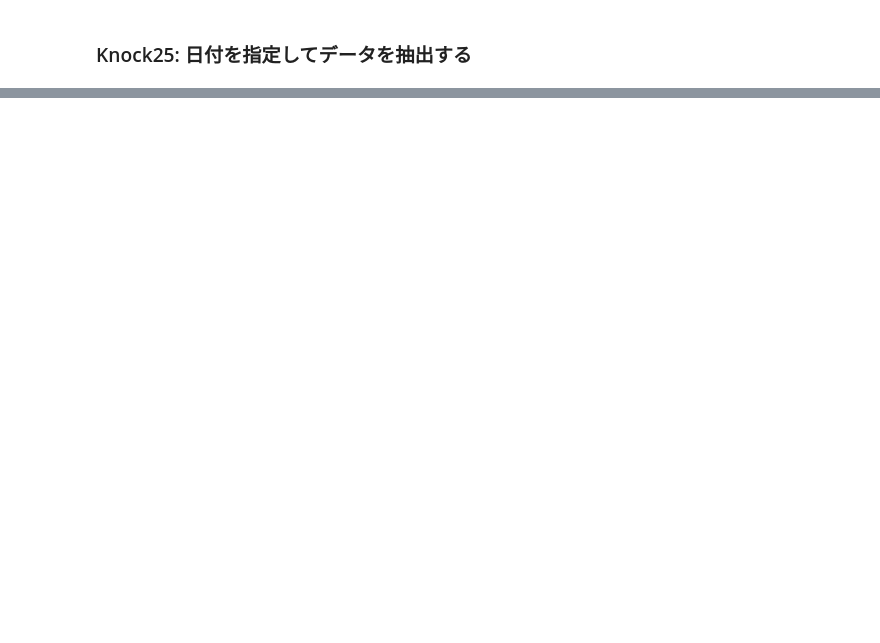
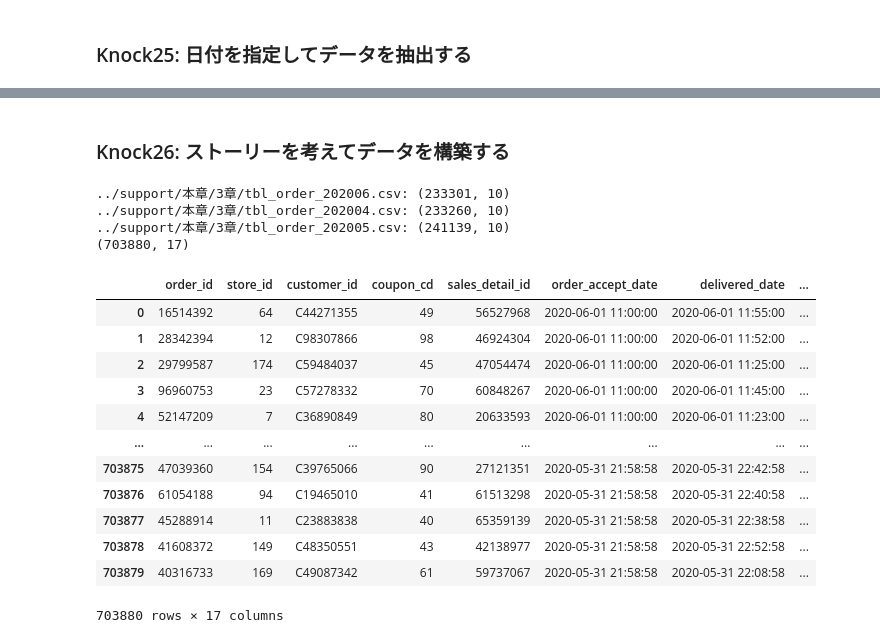
Before and after one commit to ginmaruGH/python-practical-machine-learning-system-100knocks, a Jupyter notebook: ch03/ch03.ipynb, the cells around one changed output, grey strips where cells are left out. Saved outputs shown, nothing was run; the diff lists cells and outputs as text; code cells hidden in the pictures; blank space fills up the shorter version.

```diff
--- a/ch03/ch03.ipynb
+++ b/ch03/ch03.ipynb
@@ -423,0 +361,56 @@ DatePicker(value=datetime.date(2020, 4, 18), step=1)
+# %% [markdown]
+### Knock26: ストーリーを考えてデータを構築する
+# %%
+# データの再読み込み
+
+# データの読み込み
+data_dir = "../support/本章/3章"
+tbl_order_file = os.path.join(data_dir, "tbl_order_*.csv")
+tbl_order_files = glob(tbl_order_file)
+
+order_all = pd.DataFrame()
+for file in tbl_order_files:
+    order_tmp = pd.read_csv(file)
+    print(f"{file}: {order_tmp.shape}")
+    order_all = pd.concat([order_all, order_tmp], axis=0, ignore_index=True)
+
+# 保守用店舗データの削除
+order_all = order_all.loc[order_all["store_id"] != 999]
+
+# マスタデータを結合
+order_all = pd.merge(order_all, m_store, on="store_id", how="left")
+order_all = pd.merge(order_all, m_area, on="area_cd", how="left")
+
+# マスタデータにないコードに対応した文字列の設定
+# ["takeout_name"]の追加
+order_all.loc[order_all["takeout_flag"] == 0, "takeout_name"] = "デリバリー"
+order_all.loc[order_all["takeout_flag"] == 1, "takeout_name"] = "お持ち帰り"
+# ["status_name"]の追加
+order_all.loc[order_all["status"] == 0, "status_name"] = "受付"
+order_all.loc[order_all["status"] == 1, "status_name"] = "お支払済"
+order_all.loc[order_all["status"] == 2, "status_name"] = "お渡し済"
+order_all.loc[order_all["status"] == 9, "status_name"] = "キャンセル"
+
+# ["order_date"]の追加
+order_all.loc[:, "order_date"] = pd.to_datetime(order_all["order_accept_date"]).dt.date
+
+print(order_all.shape)
+display(order_all)
+# %% [output]
+../support/本章/3章/tbl_order_202006.csv: (233301, 10)
+../support/本章/3章/tbl_order_202004.csv: (233260, 10)
+../support/本章/3章/tbl_order_202005.csv: (241139, 10)
+(703880, 17)
+|  | order_id | store_id | customer_id | coupon_cd | sales_detail_id | order_accept_date | delivered_date | ... |
+| 0 | 16514392 | 64 | C44271355 | 49 | 56527968 | 2020-06-01 11:00:00 | 2020-06-01 11:55:00 | ... |
+| 1 | 28342394 | 12 | C98307866 | 98 | 46924304 | 2020-06-01 11:00:00 | 2020-06-01 11:52:00 | ... |
+| 2 | 29799587 | 174 | C59484037 | 45 | 47054474 | 2020-06-01 11:00:00 | 2020-06-01 11:25:00 | ... |
+| 3 | 96960753 | 23 | C57278332 | 70 | 60848267 | 2020-06-01 11:00:00 | 2020-06-01 11:45:00 | ... |
+| 4 | 52147209 | 7 | C36890849 | 80 | 20633593 | 2020-06-01 11:00:00 | 2020-06-01 11:23:00 | ... |
+| ... | ... | ... | ... | ... | ... | ... | ... | ... |
+| 703875 | 47039360 | 154 | C39765066 | 90 | 27121351 | 2020-05-31 21:58:58 | 2020-05-31 22:42:58 | ... |
+| 703876 | 61054188 | 94 | C19465010 | 41 | 61513298 | 2020-05-31 21:58:58 | 2020-05-31 22:40:58 | ... |
+| 703877 | 45288914 | 11 | C23883838 | 40 | 65359139 | 2020-05-31 21:58:58 | 2020-05-31 22:38:58 | ... |
+| 703878 | 41608372 | 149 | C48350551 | 43 | 42138977 | 2020-05-31 21:58:58 | 2020-05-31 22:52:58 | ... |
+| 703879 | 40316733 | 169 | C49087342 | 61 | 59737067 | 2020-05-31 21:58:58 | 2020-05-31 22:08:58 | ... |
+703880 rows × 17 columns
```
Also changed, not shown: parts of 28 cells of this notebook, 1 other file.
